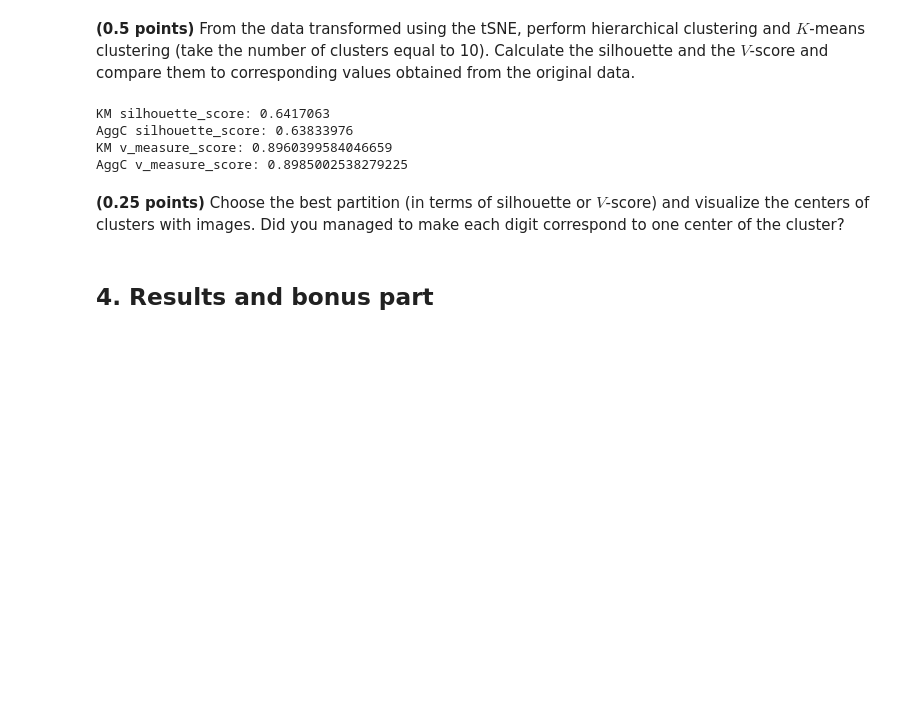
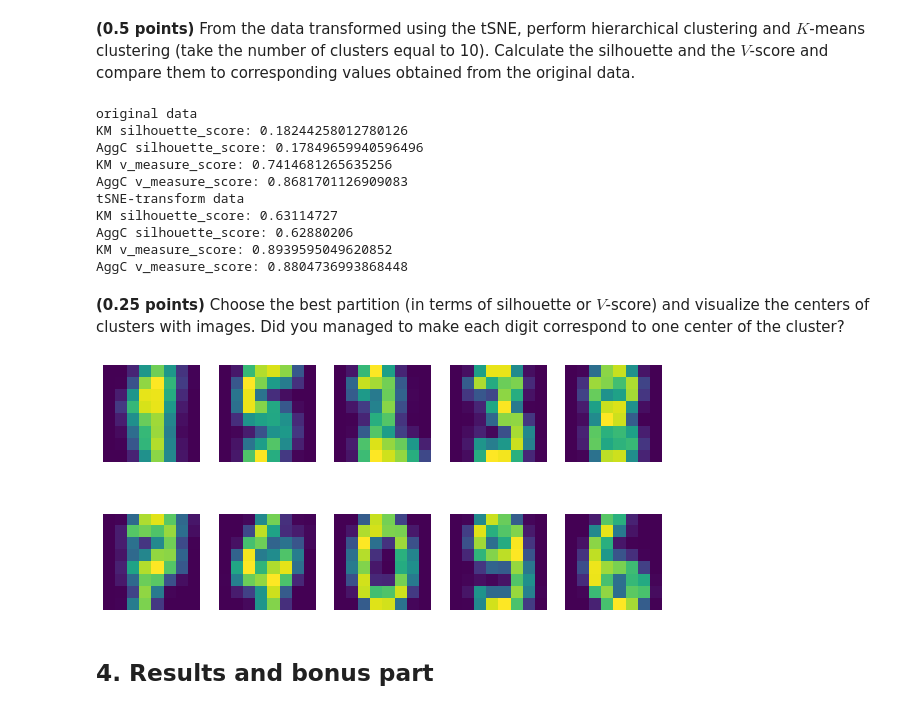
Before and after one commit to galamuz/ml-intro-2, a Jupyter notebook: 8_clustering/clustering.ipynb, the cells around one changed output. Drawn from its saved outputs; the diff is of its cells as text; code cells hidden in the pictures; blank space fills up the shorter version.

```diff
--- a/8_clustering/clustering.ipynb
+++ b/8_clustering/clustering.ipynb
@@ -361,19 +361,41 @@ sns.scatterplot(x=X_tsne[:,0],y=X_tsne[:,1], hue=y.tolist(),
 **(0.5 points)** From the data transformed using the tSNE, perform hierarchical clustering and $K$-means clustering (take the number of clusters equal to 10). Calculate the silhouette and the $V$-score and compare them to corresponding values obtained from the original data.
 # %%
 X_tsne = TSNE(n_components=2).fit_transform(X)
-km_labels = KMeans(n_clusters=10, max_iter=30, n_init=10,random_state = 42).fit_predict(X_tsne)
-aggc_labels = AgglomerativeClustering(n_clusters=10).fit_predict(X_tsne)
-print("KM silhouette_score: " + str(silhouette_score(X_tsne,km_labels)))
-print("AggC silhouette_score: " + str(silhouette_score(X_tsne,aggc_labels)))
-print("KM v_measure_score: " + str(v_measure_score(y,km_labels)))
-print("AggC v_measure_score: "   + str(v_measure_score(y,aggc_labels)))
+def score(X,y):
+    km_labels = KMeans(n_clusters=10, max_iter=30, n_init=10,random_state = 42).fit_predict(X)
+    aggc_labels = AgglomerativeClustering(n_clusters=10).fit_predict(X)
+    print("KM silhouette_score: " + str(silhouette_score(X,km_labels)))
+    print("AggC silhouette_score: " + str(silhouette_score(X,aggc_labels)))
+    print("KM v_measure_score: " + str(v_measure_score(y,km_labels)))
+    print("AggC v_measure_score: "   + str(v_measure_score(y,aggc_labels)))
+print ('original data')
+score(X,y)
+print ('tSNE-transform data')
+score(X_tsne,y)
 # %% [output]
-KM silhouette_score: 0.6417063
-AggC silhouette_score: 0.63833976
-KM v_measure_score: 0.8960399584046659
-AggC v_measure_score: 0.8985002538279225
+original data
+KM silhouette_score: 0.18244258012780126
+AggC silhouette_score: 0.17849659940596496
+KM v_measure_score: 0.7414681265635256
+AggC v_measure_score: 0.8681701126909083
+tSNE-transform data
+KM silhouette_score: 0.63114727
+AggC silhouette_score: 0.62880206
+KM v_measure_score: 0.8939595049620852
+AggC v_measure_score: 0.8804736993868448
 # %% [markdown]
 **(0.25 points)** Choose the best partition (in terms of silhouette or $V$-score) and visualize the centers of clusters with images. Did you managed to make each digit correspond to one center of the cluster?
+# %%
+X_tsne = TSNE(n_components=2).fit_transform(X)
+clustering = AgglomerativeClustering(n_clusters=10).fit(X_tsne)
+#aggc_labels = AgglomerativeClustering(n_clusters=10).fit_predict(X_tsne)
+X_cent =  makeClusterCenterList(clustering, X)
+_, axes = plt.subplots(nrows=2, ncols=5, figsize=(10, 5))
+for ax, image in zip(axes.flatten(), X_cent):
+    ax.set_axis_off()
+    ax.imshow(image.reshape((8, 8)))
+# %% [output]
+[figure, added]
 # %% [markdown]
 ## 4. Results and bonus part
 # %% [markdown]
```
